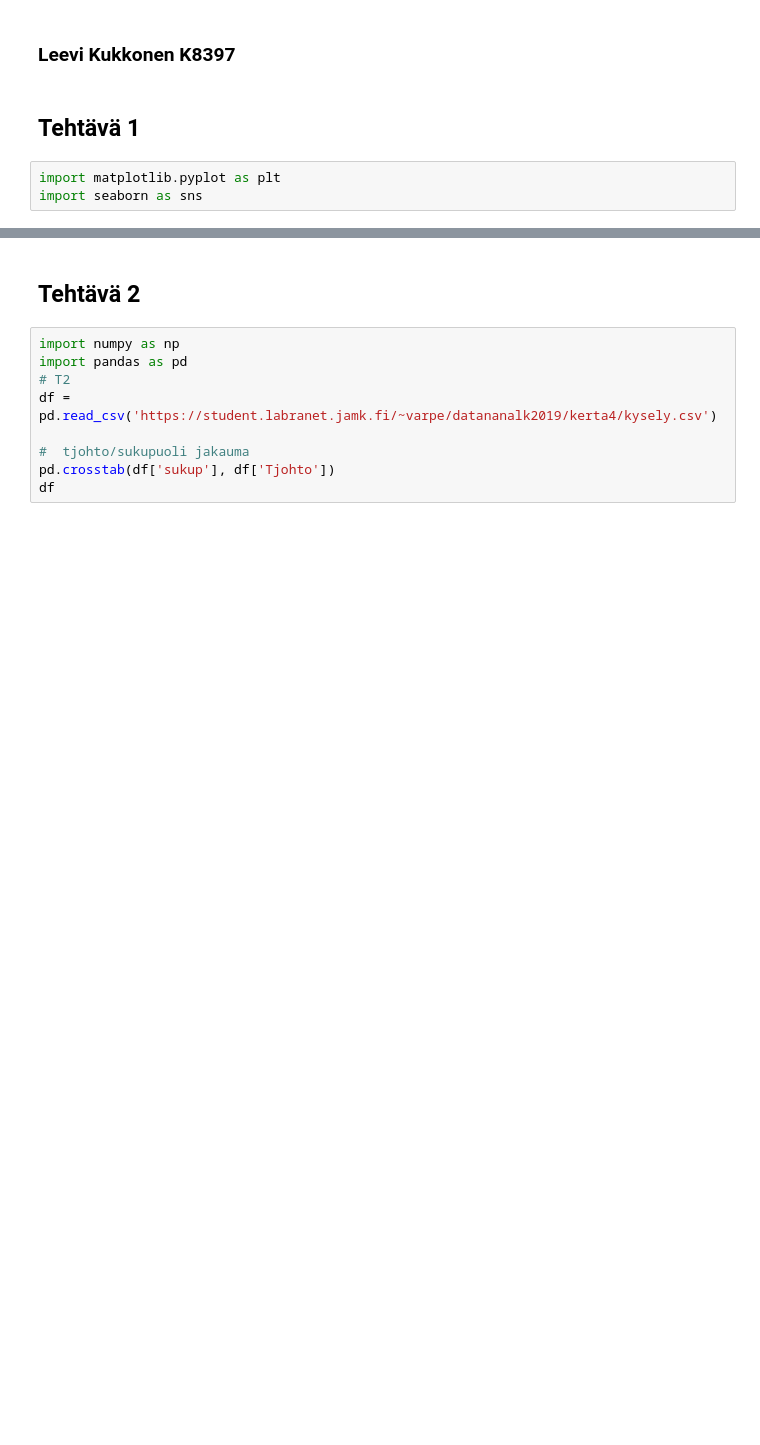
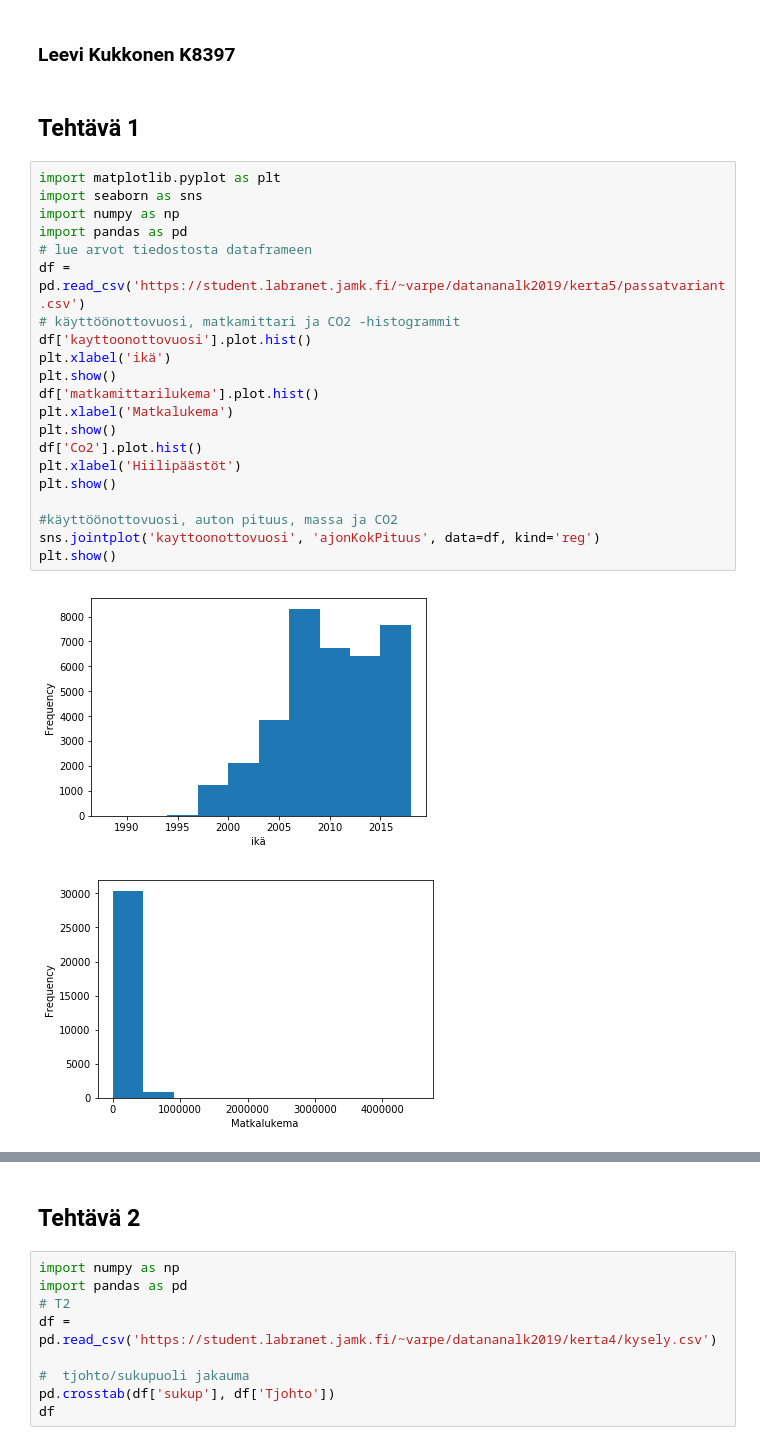
Before and after one commit to Lewizkuz/lewrep, a Jupyter notebook: data_analythics/tehtavat/kerta5/leevikukkonen.ipynb, the cells around one changed output, grey strips where cells are left out. Cells and saved outputs as stored; diff of their text form; blank space fills up the shorter version.

```diff
--- a/data_analythics/tehtavat/kerta5/leevikukkonen.ipynb
+++ b/data_analythics/tehtavat/kerta5/leevikukkonen.ipynb
@@ -4,6 +4,27 @@
 ### Leevi Kukkonen K8397
 # %% [markdown]
 ## Tehtävä 1
-# %%
-import matplotlib.pyplot as plt
-import seaborn as sns
+# %%
+import matplotlib.pyplot as plt
+import seaborn as sns
+import numpy as np
+import pandas as pd
+# lue arvot tiedostosta dataframeen
+df = pd.read_csv('https://student.labranet.jamk.fi/~varpe/datananalk2019/kerta5/passatvariant.csv')
+# käyttöönottovuosi, matkamittari ja CO2 -histogrammit
+df['kayttoonottovuosi'].plot.hist()
+plt.xlabel('ikä')
+plt.show()
+df['matkamittarilukema'].plot.hist()
+plt.xlabel('Matkalukema')
+plt.show()
+df['Co2'].plot.hist()
+plt.xlabel('Hiilipäästöt')
+plt.show()
+
+#käyttöönottovuosi, auton pituus, massa ja CO2
+sns.jointplot('kayttoonottovuosi', 'ajonKokPituus', data=df, kind='reg')
+plt.show()
+# %% [output]
+[figure, added]
+[figure, added]
```
Also changed, not shown: parts of 1 cell of this notebook.
